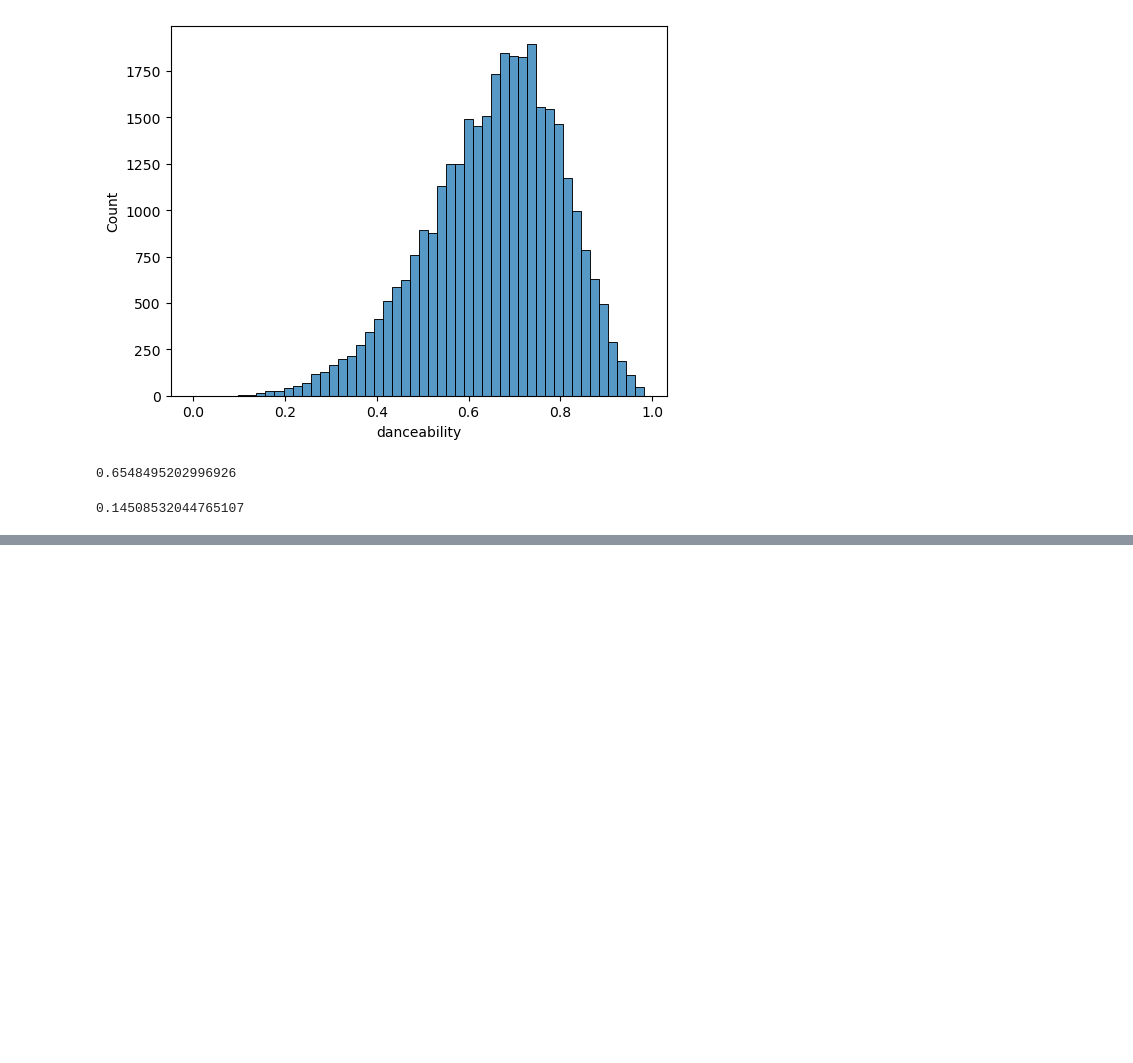
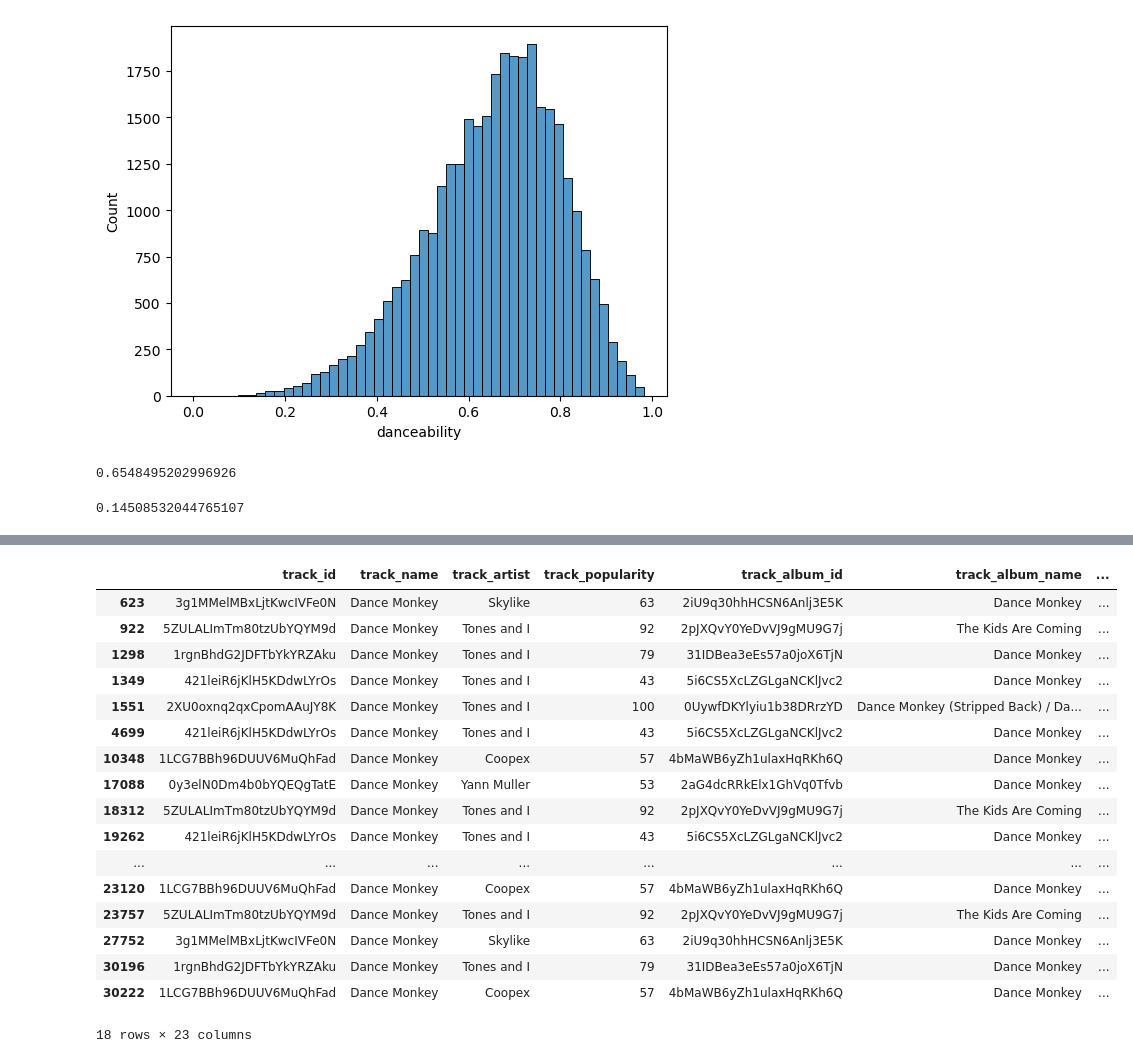
Before and after one commit to Endver/AI-at-CCIC, a Jupyter notebook: Simester 1/Spotify/MoreSpotify.ipynb, the cells around one changed output, grey strips where cells are left out. Cells and saved outputs as stored; diff of their text form; code cells hidden in the pictures; blank space fills up the shorter version.

```diff
--- a/Simester 1/Spotify/MoreSpotify.ipynb
+++ b/Simester 1/Spotify/MoreSpotify.ipynb
@@ -87,0 +138,21 @@ What song is the loudest in the date set
+# %%
+df[df["track_name"] == "Dance Monkey"]
+# %% [output]
+|  | track_id | track_name | track_artist | track_popularity | track_album_id | track_album_name | ... |
+| 623 | 3g1MMelMBxLjtKwcIVFe0N | Dance Monkey | Skylike | 63 | 2iU9q30hhHCSN6Anlj3E5K | Dance Monkey | ... |
+| 922 | 5ZULALImTm80tzUbYQYM9d | Dance Monkey | Tones and I | 92 | 2pJXQvY0YeDvVJ9gMU9G7j | The Kids Are Coming | ... |
+| 1298 | 1rgnBhdG2JDFTbYkYRZAku | Dance Monkey | Tones and I | 79 | 31IDBea3eEs57a0joX6TjN | Dance Monkey | ... |
+| 1349 | 421leiR6jKlH5KDdwLYrOs | Dance Monkey | Tones and I | 43 | 5i6CS5XcLZGLgaNCKlJvc2 | Dance Monkey | ... |
+| 1551 | 2XU0oxnq2qxCpomAAuJY8K | Dance Monkey | Tones and I | 100 | 0UywfDKYlyiu1b38DRrzYD | Dance Monkey (Stripped Back) / Da... | ... |
+| 4699 | 421leiR6jKlH5KDdwLYrOs | Dance Monkey | Tones and I | 43 | 5i6CS5XcLZGLgaNCKlJvc2 | Dance Monkey | ... |
+| 10348 | 1LCG7BBh96DUUV6MuQhFad | Dance Monkey | Coopex | 57 | 4bMaWB6yZh1ulaxHqRKh6Q | Dance Monkey | ... |
+| 17088 | 0y3elN0Dm4b0bYQEQgTatE | Dance Monkey | Yann Muller | 53 | 2aG4dcRRkElx1GhVq0Tfvb | Dance Monkey | ... |
+| 18312 | 5ZULALImTm80tzUbYQYM9d | Dance Monkey | Tones and I | 92 | 2pJXQvY0YeDvVJ9gMU9G7j | The Kids Are Coming | ... |
+| 19262 | 421leiR6jKlH5KDdwLYrOs | Dance Monkey | Tones and I | 43 | 5i6CS5XcLZGLgaNCKlJvc2 | Dance Monkey | ... |
+| ... | ... | ... | ... | ... | ... | ... | ... |
+| 23120 | 1LCG7BBh96DUUV6MuQhFad | Dance Monkey | Coopex | 57 | 4bMaWB6yZh1ulaxHqRKh6Q | Dance Monkey | ... |
+| 23757 | 5ZULALImTm80tzUbYQYM9d | Dance Monkey | Tones and I | 92 | 2pJXQvY0YeDvVJ9gMU9G7j | The Kids Are Coming | ... |
+| 27752 | 3g1MMelMBxLjtKwcIVFe0N | Dance Monkey | Skylike | 63 | 2iU9q30hhHCSN6Anlj3E5K | Dance Monkey | ... |
+| 30196 | 1rgnBhdG2JDFTbYkYRZAku | Dance Monkey | Tones and I | 79 | 31IDBea3eEs57a0joX6TjN | Dance Monkey | ... |
+| 30222 | 1LCG7BBh96DUUV6MuQhFad | Dance Monkey | Coopex | 57 | 4bMaWB6yZh1ulaxHqRKh6Q | Dance Monkey | ... |
+18 rows × 23 columns
```
Also changed, not shown: parts of 10 cells of this notebook.
